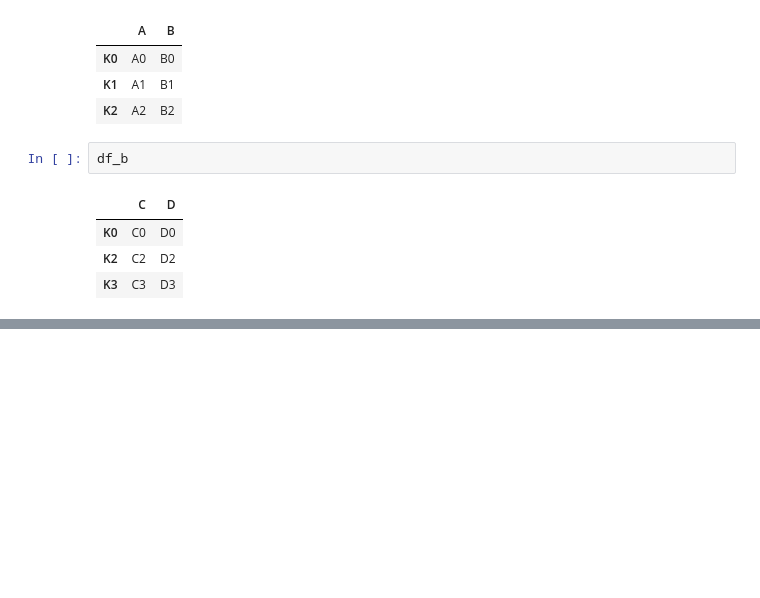
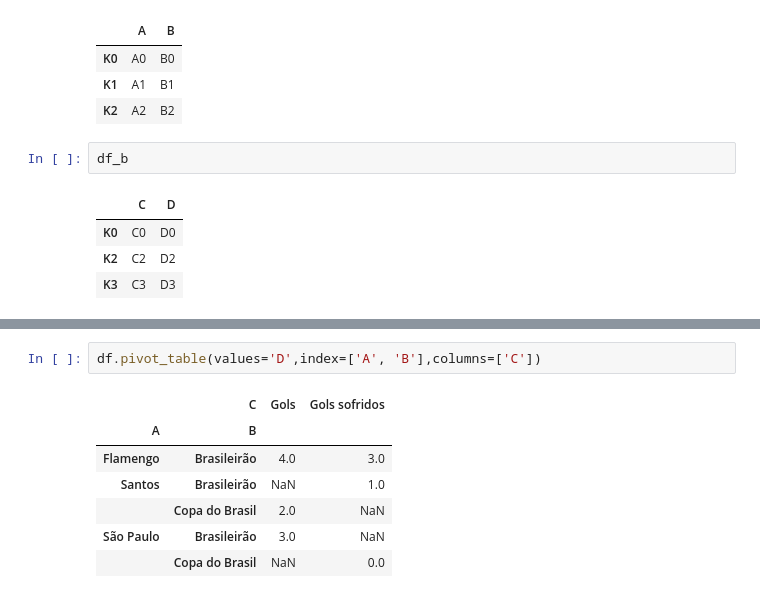
Before and after one commit to MarcoRLK/training_ml, a Jupyter notebook: 03 - my_pandas_notes.ipynb, the cells around one changed output, grey strips where cells are left out. Drawn from its saved outputs; the diff is of its cells as text; blank space fills up the shorter version.

```diff
--- a/03 - my_pandas_notes.ipynb
+++ b/03 - my_pandas_notes.ipynb
@@ -425,0 +500,10 @@ df_a.join(df_b, how='outer')
+# %%
+df.pivot_table(values='D',index=['A', 'B'],columns=['C'])
+# %% [output]
+|  | C | Gols | Gols sofridos |
+| A | B |  |  |
+| Flamengo | Brasileirão | 4.0 | 3.0 |
+| Santos | Brasileirão | NaN | 1.0 |
+|  | Copa do Brasil | 2.0 | NaN |
+| São Paulo | Brasileirão | 3.0 | NaN |
+|  | Copa do Brasil | NaN | 0.0 |
```
Also changed, not shown: parts of 15 cells of this notebook, 1 other file.
